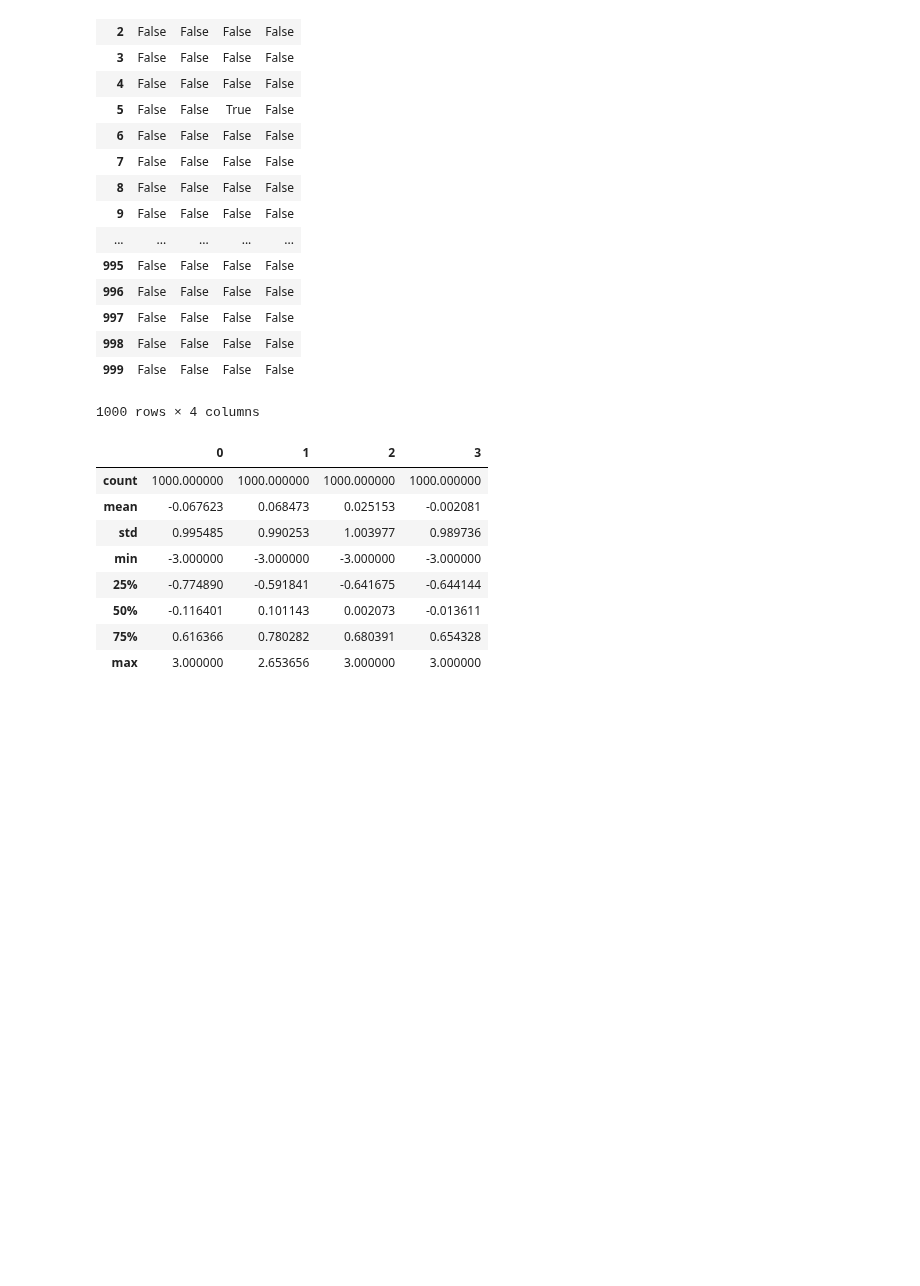
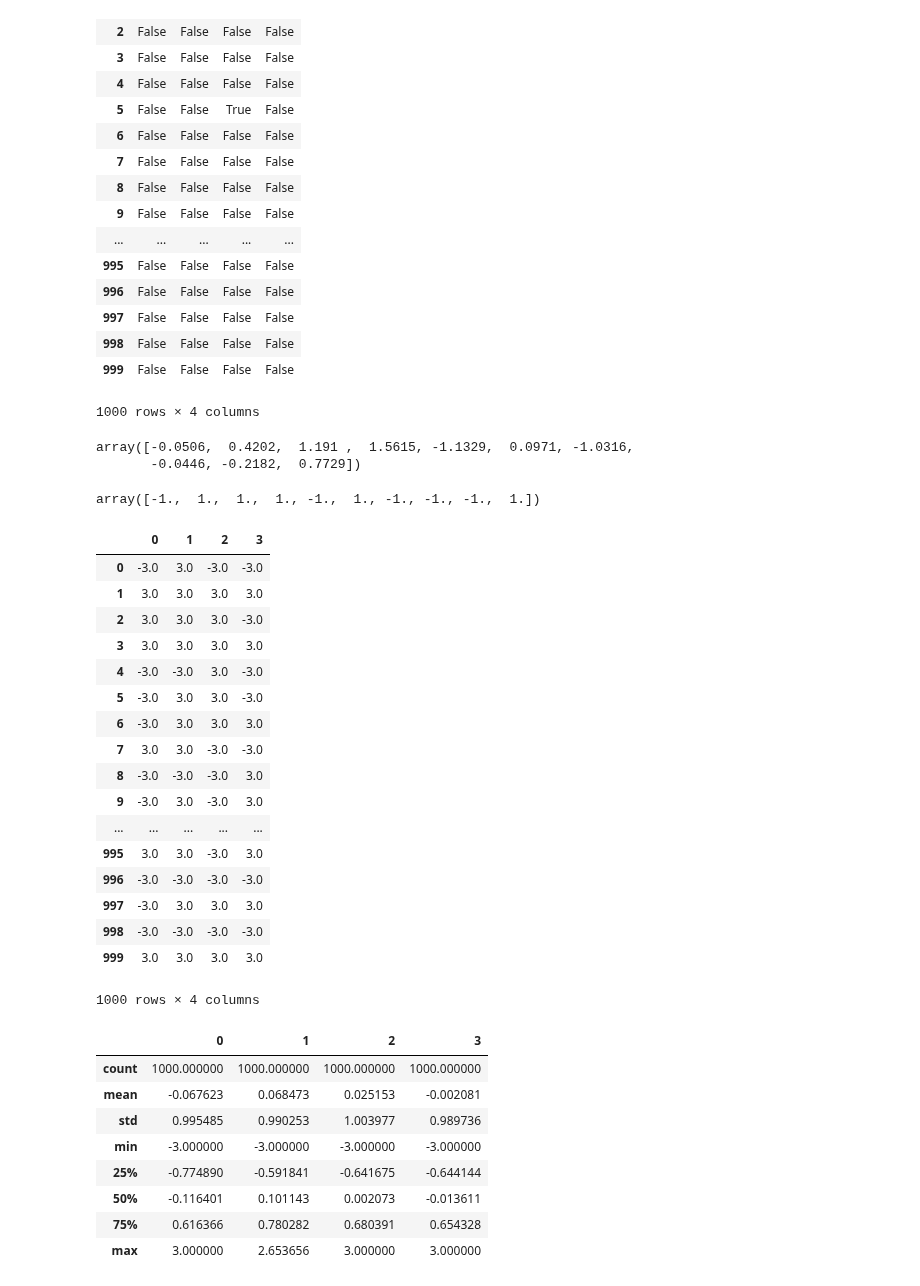
Before and after one commit to dongho0892/Python-Start, a Jupyter notebook: ch07_rev.ipynb, the cells around one changed output. Drawn from its saved outputs; the diff is of its cells as text; code cells hidden in the pictures; blank space fills up the shorter version.

```diff
--- a/ch07_rev.ipynb
+++ b/ch07_rev.ipynb
@@ -1619,6 +1619,34 @@ np.abs(data) > 3
 | 998 | False | False | False | False |
 | 999 | False | False | False | False |
 1000 rows × 4 columns
+# %%
+a=np.random.randn(10); a
+np.sign(a)     # =>  그 수의 부호가 무엇인지 표시해줌.
+# %% [output]
+array([-0.0506,  0.4202,  1.191 ,  1.5615, -1.1329,  0.0971, -1.0316,
+       -0.0446, -0.2182,  0.7729])
+array([-1.,  1.,  1.,  1., -1.,  1., -1., -1., -1.,  1.])
+# %%
+np.sign(data) * 3
+# %% [output]
+|  | 0 | 1 | 2 | 3 |
+| 0 | -3.0 | 3.0 | -3.0 | -3.0 |
+| 1 | 3.0 | 3.0 | 3.0 | 3.0 |
+| 2 | 3.0 | 3.0 | 3.0 | -3.0 |
+| 3 | 3.0 | 3.0 | 3.0 | 3.0 |
+| 4 | -3.0 | -3.0 | 3.0 | -3.0 |
+| 5 | -3.0 | 3.0 | 3.0 | -3.0 |
+| 6 | -3.0 | 3.0 | 3.0 | 3.0 |
+| 7 | 3.0 | 3.0 | -3.0 | -3.0 |
+| 8 | -3.0 | -3.0 | -3.0 | 3.0 |
+| 9 | -3.0 | 3.0 | -3.0 | 3.0 |
+| ... | ... | ... | ... | ... |
+| 995 | 3.0 | 3.0 | -3.0 | 3.0 |
+| 996 | -3.0 | -3.0 | -3.0 | -3.0 |
+| 997 | -3.0 | 3.0 | 3.0 | 3.0 |
+| 998 | -3.0 | -3.0 | -3.0 | -3.0 |
+| 999 | 3.0 | 3.0 | 3.0 | 3.0 |
+1000 rows × 4 columns
 # %%
 data[np.abs(data) > 3] = np.sign(data) * 3
  # 절대값 3보다 큰 원소들만 선택되고.          # 0이면 0을 리턴 / 3 -3 0 값들만 나옴.
```
Also changed, not shown: parts of 56 cells of this notebook.
